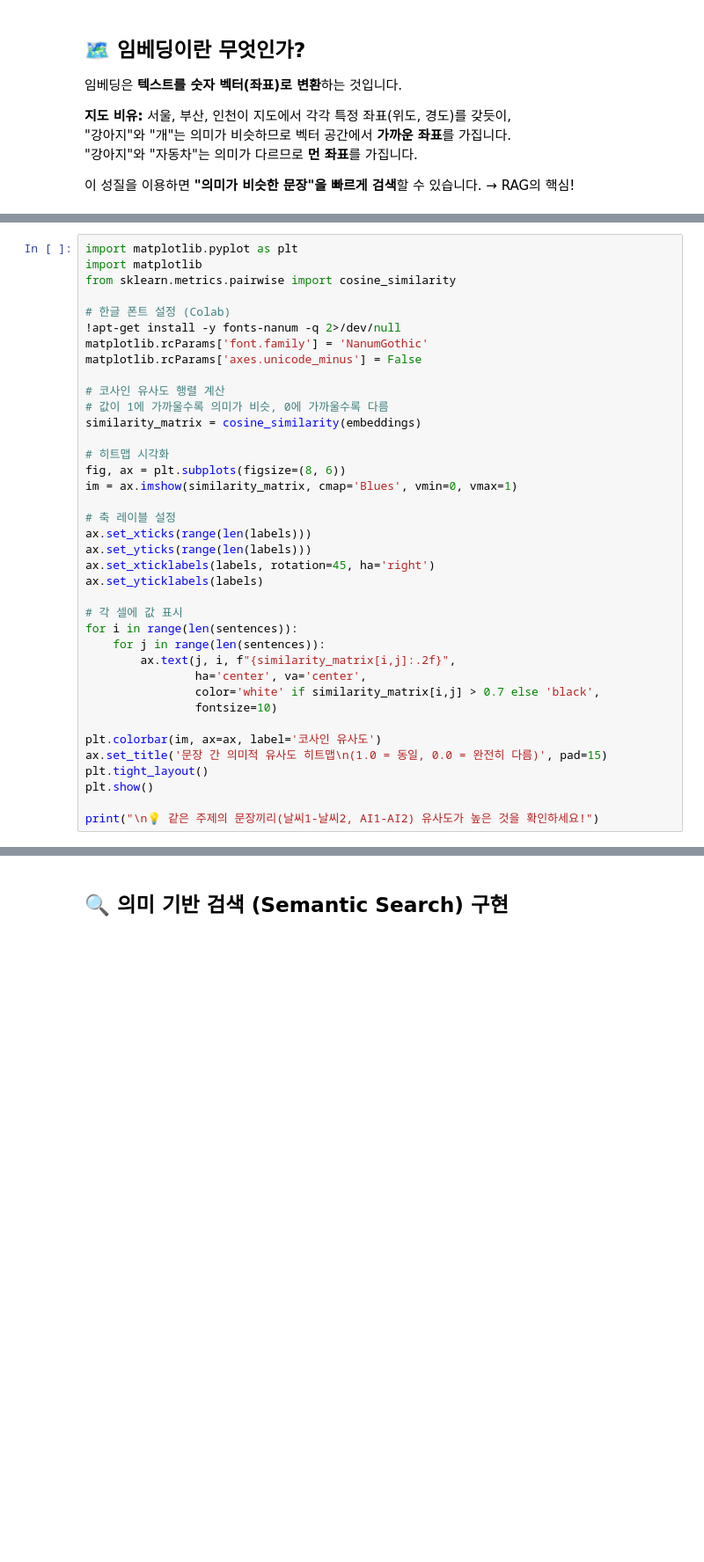
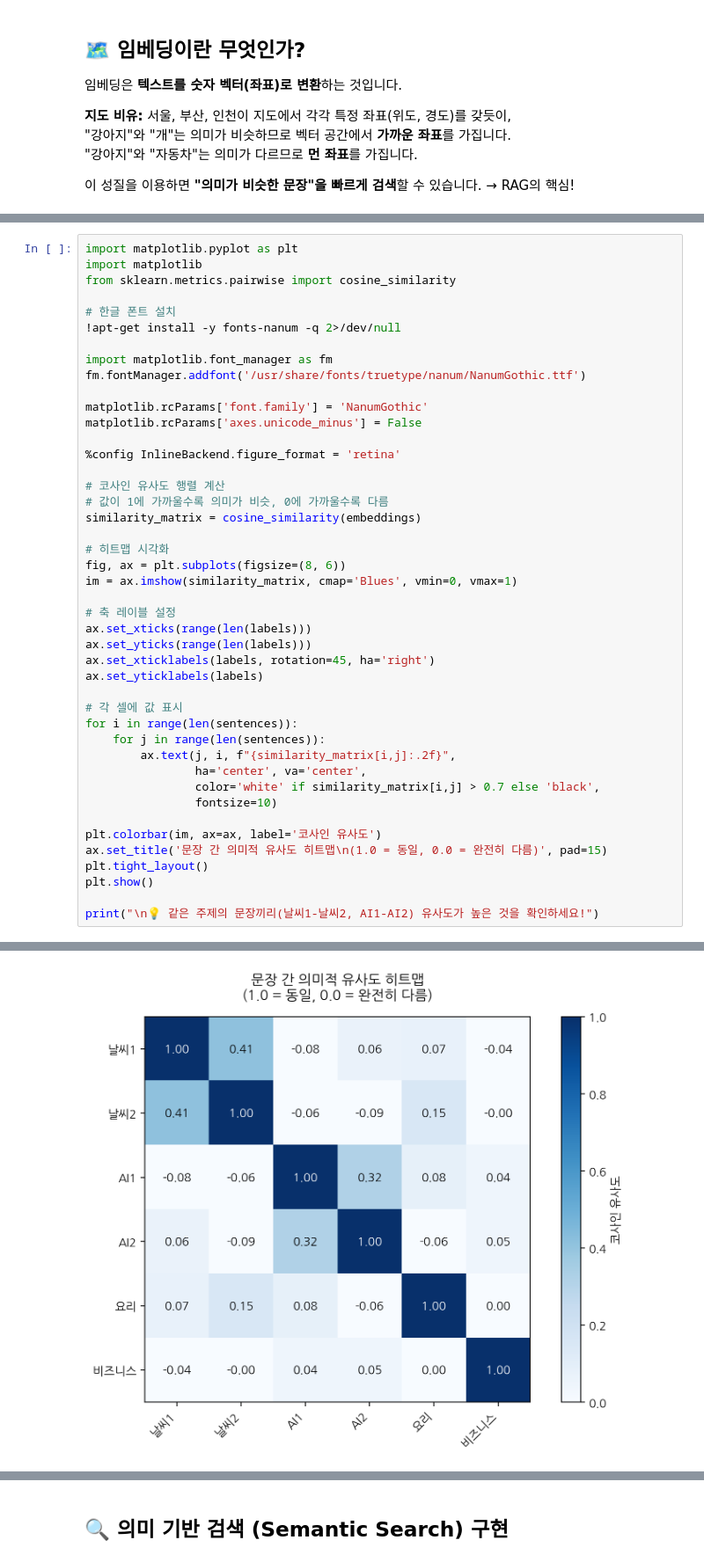
Before and after one commit to StillWork/6FM1, a Jupyter notebook: FM1_02_임베딩과_벡터검색.ipynb, the cells around one changed output, grey strips where cells are left out. Shown at 88% size. Cells and saved outputs as stored; diff of their text form; blank space fills up the shorter version.

```diff
--- a/FM1_02_임베딩과_벡터검색.ipynb
+++ b/FM1_02_임베딩과_벡터검색.ipynb
@@ -87,10 +109,16 @@ import matplotlib.pyplot as plt
 import matplotlib
 from sklearn.metrics.pairwise import cosine_similarity
 
-# 한글 폰트 설정 (Colab)
+# 한글 폰트 설치
 !apt-get install -y fonts-nanum -q 2>/dev/null
+
+import matplotlib.font_manager as fm
+fm.fontManager.addfont('/usr/share/fonts/truetype/nanum/NanumGothic.ttf')
+
 matplotlib.rcParams['font.family'] = 'NanumGothic'
 matplotlib.rcParams['axes.unicode_minus'] = False
+
+%config InlineBackend.figure_format = 'retina'
 
 # 코사인 유사도 행렬 계산
 # 값이 1에 가까울수록 의미가 비슷, 0에 가까울수록 다름
@@ -120,3 +148,4 @@ plt.tight_layout()
 plt.show()
 
 print("\n💡 같은 주제의 문장끼리(날씨1-날씨2, AI1-AI2) 유사도가 높은 것을 확인하세요!")
+# %% [output]
@@ -122,0 +157 @@ print("\n💡 같은 주제의 문장끼리(날씨1-날씨2, AI1-AI2) 유사도
+[figure, added]
```
Also changed, not shown: parts of 6 cells of this notebook.
